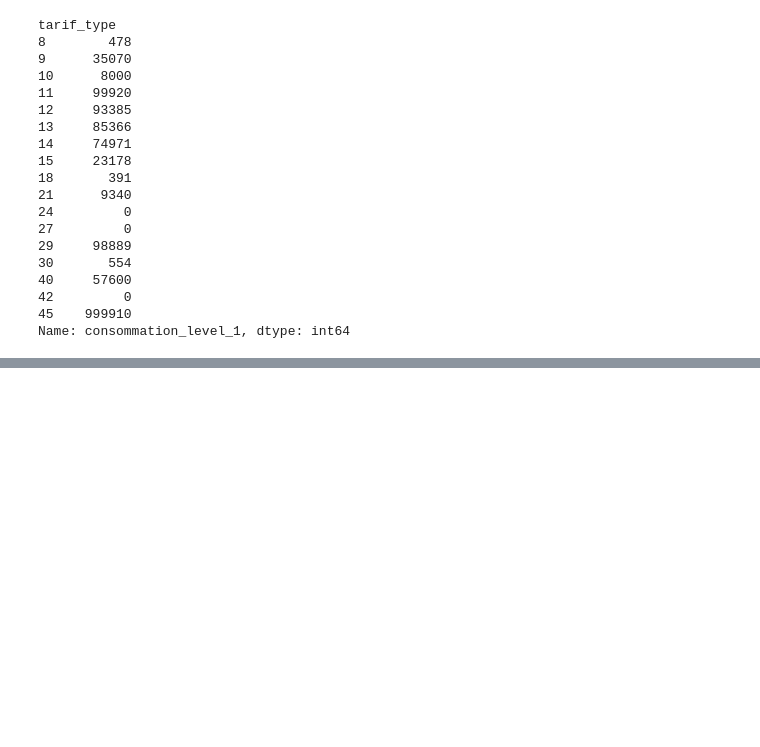
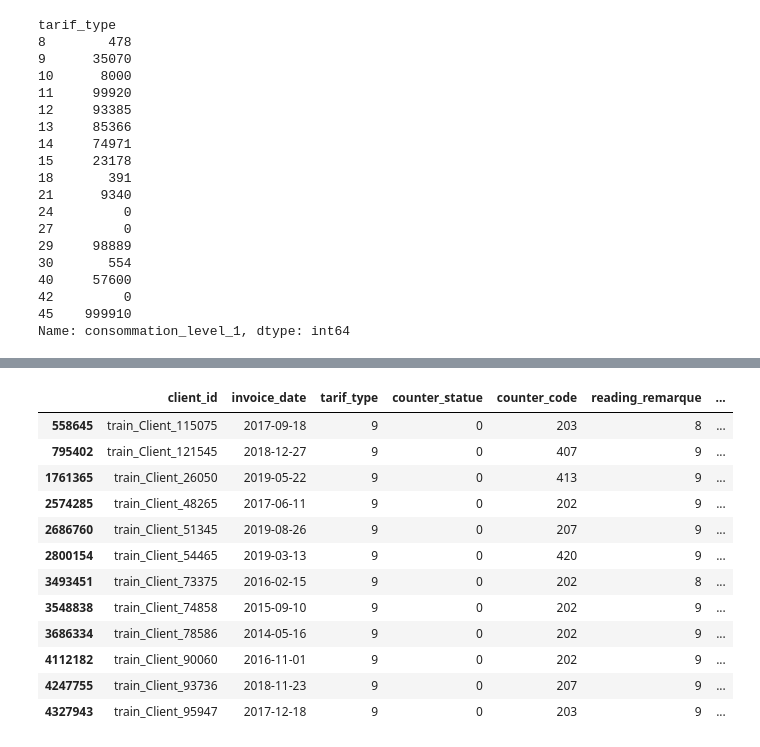
Before and after one commit to jakoum1/fraud-detection, a Jupyter notebook: main1.ipynb, the cells around one changed output, grey strips where cells are left out. Cells and saved outputs as stored; diff of their text form; code cells hidden in the pictures; blank space fills up the shorter version.

```diff
--- a/main1.ipynb
+++ b/main1.ipynb
@@ -560,0 +562,16 @@ Name: count, Length: 2224, dtype: int64
+# %%
+df.query('tarif_type==9 & consommation_level_1==556')
+# %% [output]
+|  | client_id | invoice_date | tarif_type | counter_statue | counter_code | reading_remarque | ... |
+| 558645 | train_Client_115075 | 2017-09-18 | 9 | 0 | 203 | 8 | ... |
+| 795402 | train_Client_121545 | 2018-12-27 | 9 | 0 | 407 | 9 | ... |
+| 1761365 | train_Client_26050 | 2019-05-22 | 9 | 0 | 413 | 9 | ... |
+| 2574285 | train_Client_48265 | 2017-06-11 | 9 | 0 | 202 | 9 | ... |
+| 2686760 | train_Client_51345 | 2019-08-26 | 9 | 0 | 207 | 9 | ... |
+| 2800154 | train_Client_54465 | 2019-03-13 | 9 | 0 | 420 | 9 | ... |
+| 3493451 | train_Client_73375 | 2016-02-15 | 9 | 0 | 202 | 8 | ... |
+| 3548838 | train_Client_74858 | 2015-09-10 | 9 | 0 | 202 | 9 | ... |
+| 3686334 | train_Client_78586 | 2014-05-16 | 9 | 0 | 202 | 9 | ... |
+| 4112182 | train_Client_90060 | 2016-11-01 | 9 | 0 | 202 | 9 | ... |
+| 4247755 | train_Client_93736 | 2018-11-23 | 9 | 0 | 207 | 9 | ... |
+| 4327943 | train_Client_95947 | 2017-12-18 | 9 | 0 | 203 | 9 | ... |
```
Also changed, not shown: parts of 25 cells of this notebook.
